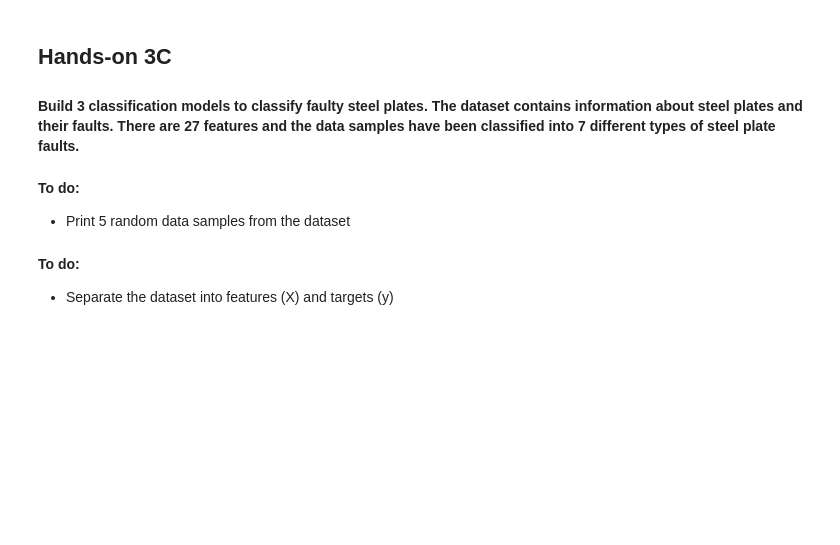
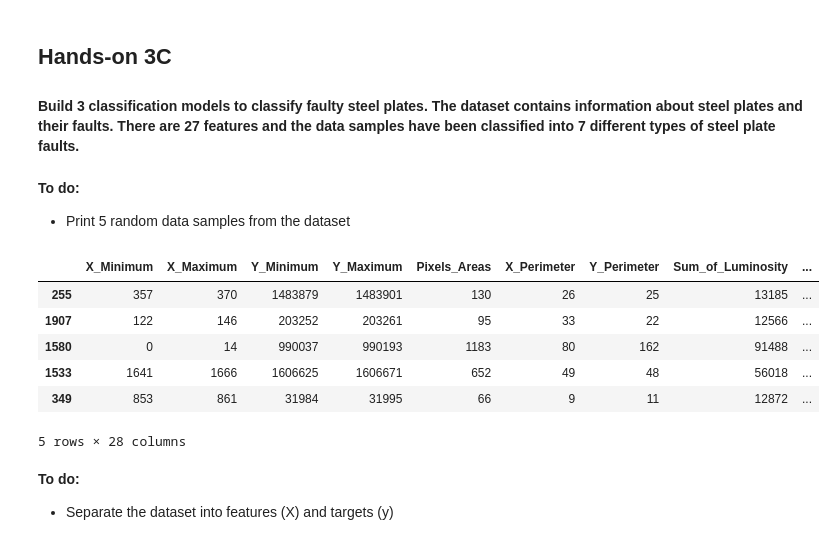
Before and after one commit to wooihaw/pai_dec2023, a Jupyter notebook: Part_3/handson_3/handson_3c.ipynb, the cells around one changed output. Cells and saved outputs as stored; diff of their text form; code cells hidden in the pictures; blank space fills up the shorter version.

```diff
--- a/Part_3/handson_3/handson_3c.ipynb
+++ b/Part_3/handson_3/handson_3c.ipynb
@@ -33,6 +31,16 @@ else:
 # %% [markdown]
 **To do:**
 - Print 5 random data samples from the dataset
+# %%
+df.sample(5)
+# %% [output]
+|  | X_Minimum | X_Maximum | Y_Minimum | Y_Maximum | Pixels_Areas | X_Perimeter | Y_Perimeter | Sum_of_Luminosity | ... |
+| 255 | 357 | 370 | 1483879 | 1483901 | 130 | 26 | 25 | 13185 | ... |
+| 1907 | 122 | 146 | 203252 | 203261 | 95 | 33 | 22 | 12566 | ... |
+| 1580 | 0 | 14 | 990037 | 990193 | 1183 | 80 | 162 | 91488 | ... |
+| 1533 | 1641 | 1666 | 1606625 | 1606671 | 652 | 49 | 48 | 56018 | ... |
+| 349 | 853 | 861 | 31984 | 31995 | 66 | 9 | 11 | 12872 | ... |
+5 rows × 28 columns
 # %% [markdown]
 **To do:**
 - Separate the dataset into features (X) and targets (y)
```
Also changed, not shown: parts of 5 cells of this notebook, 1 other file.
